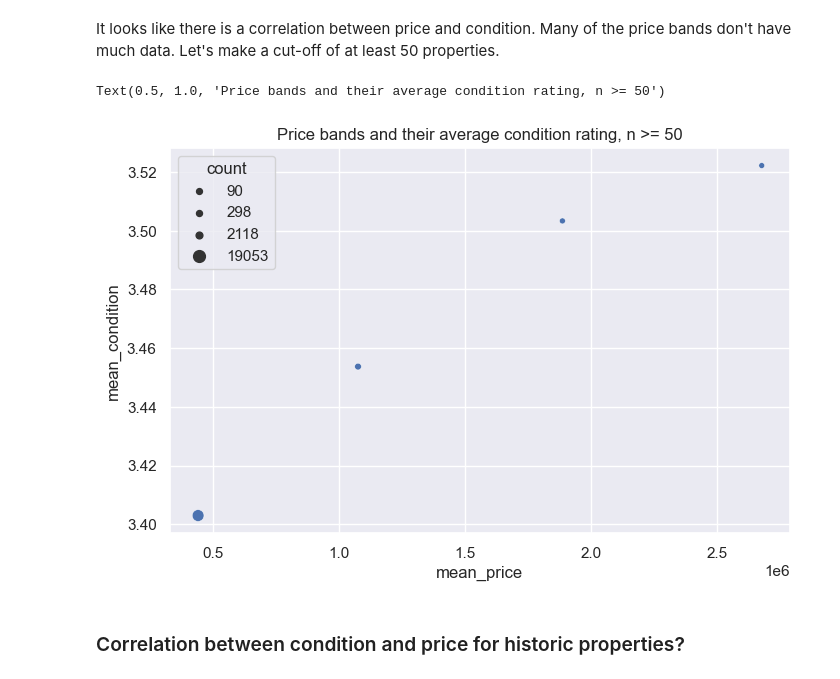
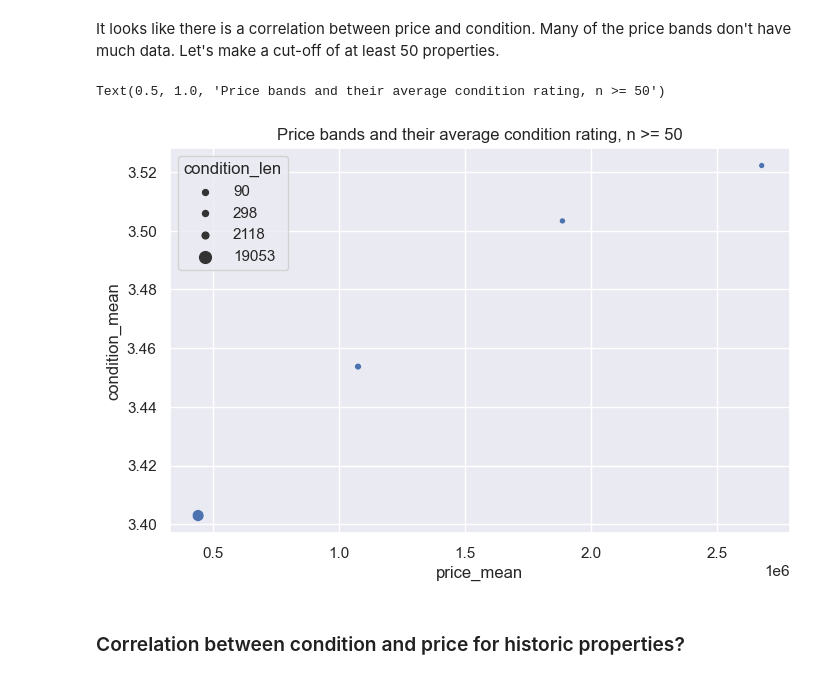
Before and after one commit to johnheaven/ds-eda-project, a Jupyter notebook: EDA.ipynb, the cells around one changed output. Cells and saved outputs as stored; diff of their text form; code cells hidden in the pictures.

```diff
--- a/EDA.ipynb
+++ b/EDA.ipynb
@@ -498,7 +498,7 @@ All the scattergraphs seem to show that the year or renovation/build is actually
 ### Is there any correlation between condition and price?
 # %%
 # Separate into price bands, group by average condition, and plot a scatter graph
-def mean_condition_x_price_band(df, bins=10, return_pb=False):
+def average_condition_x_price_band(df, bins=10, return_pb=False):
     df = df[["price", "condition"]].copy()
     df["price_bands"] = pd.cut(df["price"], bins=bins, labels=range(1, bins+1))
     df_pb_x_c = groupby_avg_and_len(df, use_cols=["price_bands", "condition"], groupby_col="price_bands")
@@ -507,6 +507,6 @@ def mean_condition_x_price_band(df, bins=10, return_pb=False):
         return (df_pb_x_c, price_bands)
     else:
         return df
-condition_x_priceband, price_bands = mean_condition_x_price_band(df, return_pb=True)
+condition_x_priceband, price_bands = average_condition_x_price_band(df, return_pb=True)
 condition_x_priceband
 # %% [output]
@@ -530,12 +530,12 @@ sns.scatterplot(data=condition_x_priceband, x=condition_x_priceband.index, y="me
 # %% [markdown]
 It looks like there is a correlation between price and condition. Many of the price bands don't have much data. Let's make a cut-off of at least 50 properties.
 # %%
-data = condition_x_priceband[condition_x_priceband["count"]>=50].join(price_bands, how="left", rsuffix="_r")
-p = sns.scatterplot(data=data, x="mean_price", y="mean_condition", size="count")
+data = condition_x_priceband[condition_x_priceband["condition_len"]>=50].join(price_bands, how="left", rsuffix="_r")
+p = sns.scatterplot(data=data, x="price_mean", y="condition_mean", size="condition_len")
 p.set_title("Price bands and their average condition rating, n >= 50")
 # %% [output]
 Text(0.5, 1.0, 'Price bands and their average condition rating, n >= 50')
-[figure, old version]
+[figure, new version]
 # %% [markdown]
 ### Correlation between condition and price for historic properties?
 # %%
```
Also changed, not shown: parts of 15 cells of this notebook, 3 other files.
